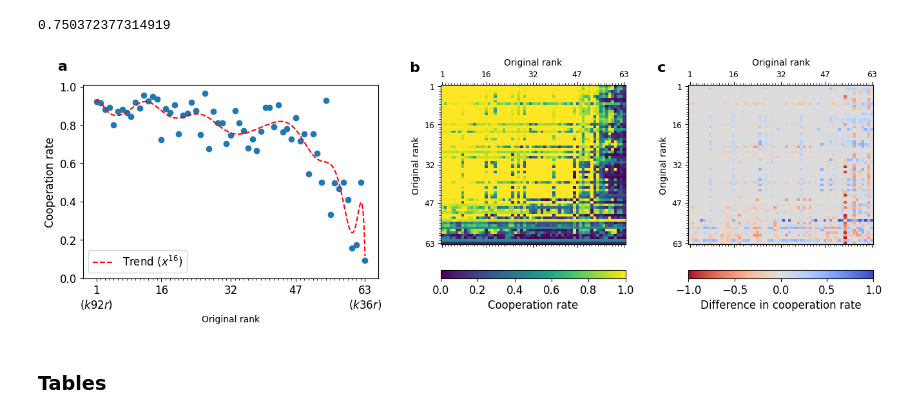
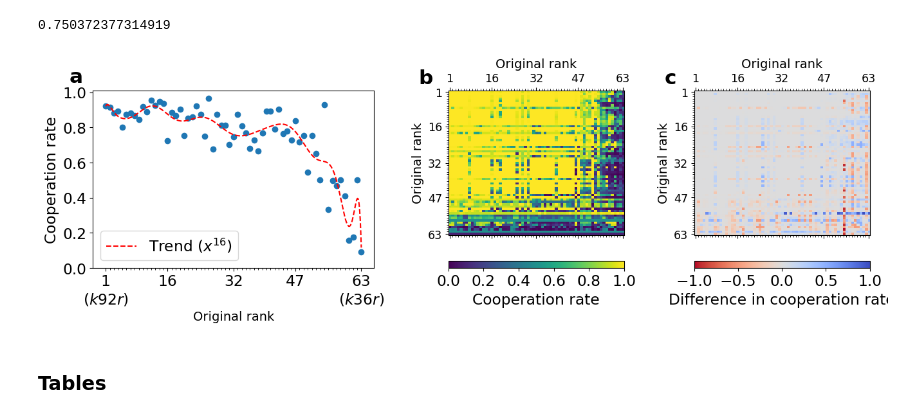
Before and after one commit to Axelrod-Python/revisiting-axelrod-second, a Jupyter notebook: src/Reproducing_tournament.ipynb, the cells around one changed output. Cells and saved outputs as stored; diff of their text form; code cells hidden in the pictures.

```diff
--- a/src/Reproducing_tournament.ipynb
+++ b/src/Reproducing_tournament.ipynb
@@ -1,3 +1,13 @@
+# %%
+# Figure font sizing for journal submission.
+# Raise FONT_SCALE (e.g. to 1.4) and re-run to enlarge ALL text uniformly
+# across every figure in this notebook. FONT_SCALE = 1.0 reproduces the
+# original figures exactly (10.0 is the matplotlib default font.size, and the
+# title/tick/legend sizes are relative to it, so they scale automatically).
+import matplotlib as mpl
+
+FONT_SCALE = 1.4
+mpl.rcParams["font.size"] = 10.0 * FONT_SCALE
 # %% [markdown]
 # Reproducing and revisiting Axelrod's second tournament
 # %%
@@ -818,7 +834,7 @@ p = np.poly1d(z)
 x = np.linspace(1, ranking_df["Reproduced Rank"].max(), 1000)
 axes["A"].plot(x, p(x), "r--", label=f"Trend ($x^{{{degree}}}$)")
 
-axes["A"].set_ylabel("Cooperation rate", fontsize=12)
+axes["A"].set_ylabel("Cooperation rate", fontsize=12 * FONT_SCALE)
 
 labels = [f"{i}" for i in [1, 16, 32, 47, 63]]
 labels[0] = "1\n" + r"$(\mathit{k92r})$"
@@ -826,10 +842,10 @@ labels[-1] = "63\n" + r"$(\mathit{k36r})$"
 
 axes["A"].set_xticks([1, 16, 32, 47, 63])
 axes["A"].set_xticks(range(1, len(scores.index) + 1), minor=True)
-axes["A"].set_xticklabels(labels, fontsize=12)
+axes["A"].set_xticklabels(labels, fontsize=12 * FONT_SCALE)
 axes["A"].set_yticks(np.arange(0, 1.2, 0.2))
-axes["A"].set_yticklabels(np.arange(0, 1.2, 0.2).round(2), fontsize=12)
-axes["A"].legend(fontsize=12)
+axes["A"].set_yticklabels(np.arange(0, 1.2, 0.2).round(2), fontsize=12 * FONT_SCALE)
+axes["A"].legend(fontsize=12 * FONT_SCALE)
 axes["A"].set_xlabel("Original rank")
 
 # --- Panel B: cooperation ---
@@ -845,63 +861,63 @@ axes["B"].set_yticks([0, 15, 31, 46, 62])
 axes["B"].set_xticks(range(0, len(scores.index)), minor=True)
 axes["B"].set_yticks(range(0, len(scores.index)), minor=True)
 
-axes["B"].set_xticklabels([f"{i}" for i in [1, 16, 32, 47, 63]], fontsize=9)
-axes["B"].set_yticklabels([f"{i}" for i in [1, 16, 32, 47, 63]], fontsize=9)
+axes["B"].set_xticklabels([f"{i}" for i in [1, 16, 32, 47, 63]], fontsize=9 * FONT_SCALE)
+axes["B"].set_yticklabels([f"{i}" for i in [1, 16, 32, 47, 63]], fontsize=9 * FONT_SCALE)
 
 # axis labels
-axes["B"].set_ylabel("Original rank", fontsize=10)
-axes["B"].set_title("Original rank", fontsize=10)
+axes["B"].set_ylabel("Original rank", fontsize=10 * FONT_SCALE)
+axes["B"].set_title("Original rank", fontsize=10 * FONT_SCALE)
 
 # put colorbar at the bottom
 divider = make_axes_locatable(axes["B"])
 cax = divider.append_axes("bottom", size="5%", pad=0.4)  # pad a bit for space
 cb = fig.colorbar(im, cax=cax, orientation="horizontal")
-cb.ax.tick_params(labelsize=12)
+cb.ax.tick_params(labelsize=12 * FONT_SCALE)
 cb.set_ticks([i for i in np.arange(0, 1.2, 0.2)])
-cb.set_label("Cooperation rate", fontsize=12)
+cb.set_label("Cooperation rate", fontsize=12 * FONT_SCALE)
 
 
 # --- Panel B: symmetry ---
 heatmap = matrix.values
 symmetric = heatmap - heatmap.T
 
 im = axes["C"].matshow(symmetric, cmap="coolwarm_r", vmin=-1, vmax=1)
 axes["C"].set_aspect("auto")
 
 # ticks
 axes["C"].set_xticks([0, 15, 31, 46, 62])
 axes["C"].set_yticks([0, 15, 31, 46, 62])
 axes["C"].set_xticks(range(0, len(scores.index)), minor=True)
 axes["C"].set_yticks(range(0, len(scores.index)), minor=True)
 
-axes["C"].set_xticklabels([f"{i}" for i in [1, 16, 32, 47, 63]], fontsize=9)
-axes["C"].set_yticklabels([f"{i}" for i in [1, 16, 32, 47, 63]], fontsize=9)
+axes["C"].set_xticklabels([f"{i}" for i in [1, 16, 32, 47, 63]], fontsize=9 * FONT_SCALE)
+axes["C"].set_yticklabels([f"{i}" for i in [1, 16, 32, 47, 63]], fontsize=9 * FONT_SCALE)
 
 # axis labels
-axes["C"].set_ylabel("Original rank", fontsize=10)
-axes["C"].set_title("Original rank", fontsize=10)
+axes["C"].set_ylabel("Original rank", fontsize=10 * FONT_SCALE)
+axes["C"].set_title("Original rank", fontsize=10 * FONT_SCALE)
 
 # put colorbar at the bottom
 divider = make_axes_locatable(axes["C"])
 cax = divider.append_axes("bottom", size="5%", pad=0.4)  # pad a bit for space
 cb = fig.colorbar(im, cax=cax, orientation="horizontal")
-cb.ax.tick_params(labelsize=12)
+cb.ax.tick_params(labelsize=12 * FONT_SCALE)
 cb.set_ticks([-1, -0.5, 0, 0.5, 1])
-cb.set_label("Difference in cooperation rate", fontsize=12)
+cb.set_label("Difference in cooperation rate", fontsize=12 * FONT_SCALE)
 
 
 axes["A"].text(-.085, 1.13, f"a", transform=axes["A"].transAxes,
-               fontsize=16, fontweight='bold', va='top', ha='left')
+               fontsize=16 * FONT_SCALE, fontweight='bold', va='top', ha='left')
 
 axes["B"].text(-.17, 1.15, f"b", transform=axes["B"].transAxes,
-               fontsize=16, fontweight='bold', va='top', ha='left')
+               fontsize=16 * FONT_SCALE, fontweight='bold', va='top', ha='left')
 
 axes["C"].text(-.17, 1.15, f"c", transform=axes["C"].transAxes,
-               fontsize=16, fontweight='bold', va='top', ha='left')
+               fontsize=16 * FONT_SCALE, fontweight='bold', va='top', ha='left')
 
-plt.savefig("../paper/assets/original_tournament_cooperation.pdf", bbox_inches='tight');
+plt.savefig("../paper/Figure_3.pdf", bbox_inches='tight');
 # %% [output]
-[figure, old version]
+[figure, new version]
 # %% [markdown]
 ### Tables
 # %%
```
Also changed, not shown: parts of 6 cells of this notebook, 38 other files.
